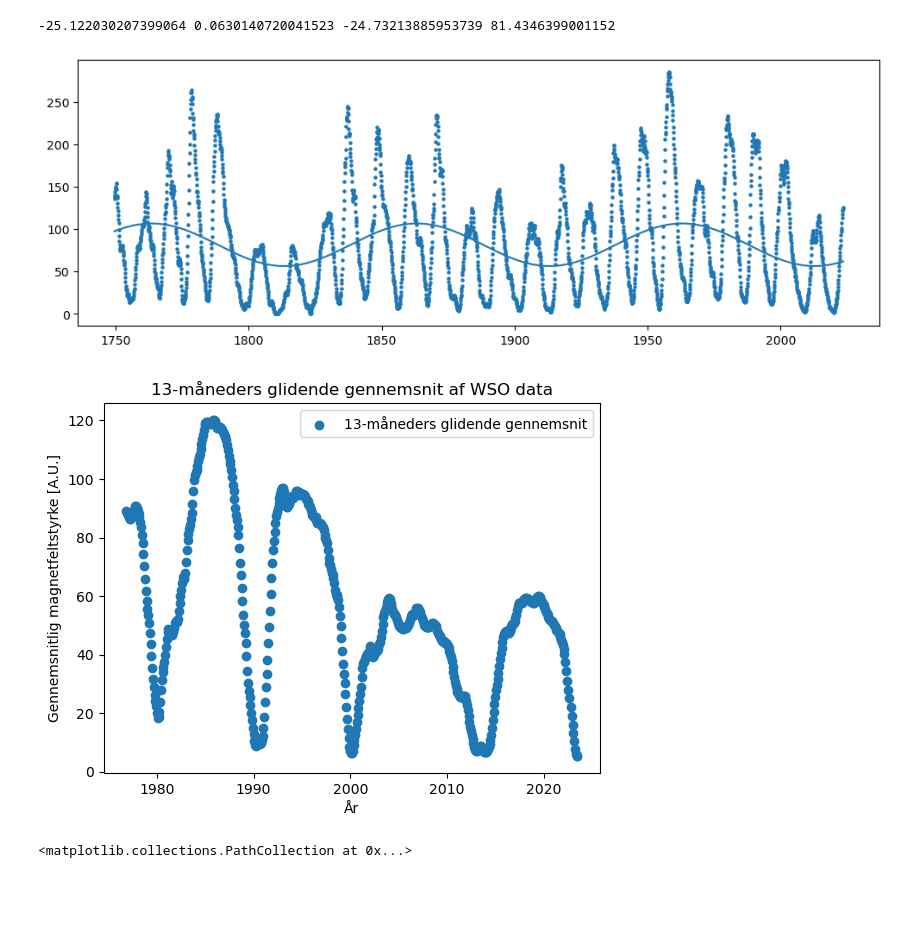
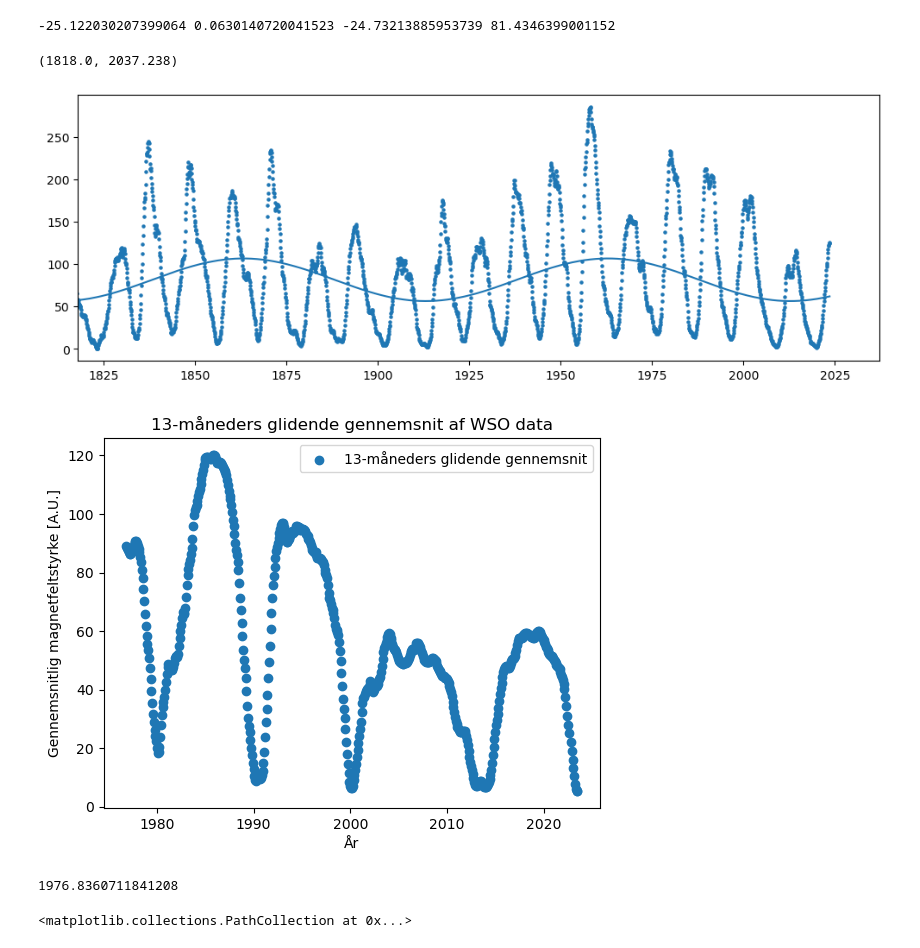
Before and after one commit to Focus9752/Solpletter_projekt, a Jupyter notebook: ok/Ny ting.ipynb, the cells around one changed output. Drawn from its saved outputs; the diff is of its cells as text; code cells hidden in the pictures; blank space fills up the shorter version.

```diff
--- a/ok/Ny ting.ipynb
+++ b/ok/Ny ting.ipynb
@@ -23,20 +23,22 @@ Proxy_minimum_dato = np.array([1755+2/13 , 1766+6/13 , 1775+6/13 , 1784+9/13 , 1
 # %%
 #1
 def sin1(x,a,b,c,d):
     return a * np.sin( x * b + c ) + d
 Var1 , Cov1 = curve_fit(sin1 , Dato_brøkdel , Monthly_smoothed_sunspot_number , p0=[300,1/20,1,1])
 
 xx = np.linspace(Dato_brøkdel[0] , Dato_brøkdel[-1] , len(Dato_brøkdel))
 yy = sin1(xx , *Var1)
 
 
 plt.figure(figsize=(12,4))
 plt.scatter(Dato_brøkdel , Monthly_smoothed_sunspot_number , s=5)
 plt.plot(xx , yy)
 print(*Var1)
+plt.xlim(1818)
 # %% [output]
 -25.122030207399064 0.0630140720041523 -24.73213885953739 81.4346399001152
+(1818.0, 2037.238)
-[figure, old version]
+[figure, new version]
 # %%
 loc = r"C:\Users\chris\OneDrive\Uni\Data og projekt\Solpletter_projekt\Magnus carlsen\data\WSO_smoothed.csv"
 
@@ -60,8 +62,10 @@ plt.ylabel('Gennemsnitlig magnetfeltstyrke [A.U.]')
 plt.title('13-måneders glidende gennemsnit af WSO data')
 plt.legend()
 plt.show()
+print(Dato_m[0])
 # %% [output]
 [figure]
+1976.8360711841208
 # %%
 dato_ss = Dato_brøkdel[ -len(Dato_m) : ] - Dato_brøkdel[ -len(Dato_m) ]
 Month   = Monthly_smoothed_sunspot_number[ -len(Dato_m) : ]
```
Also changed, not shown: 2 other files.
